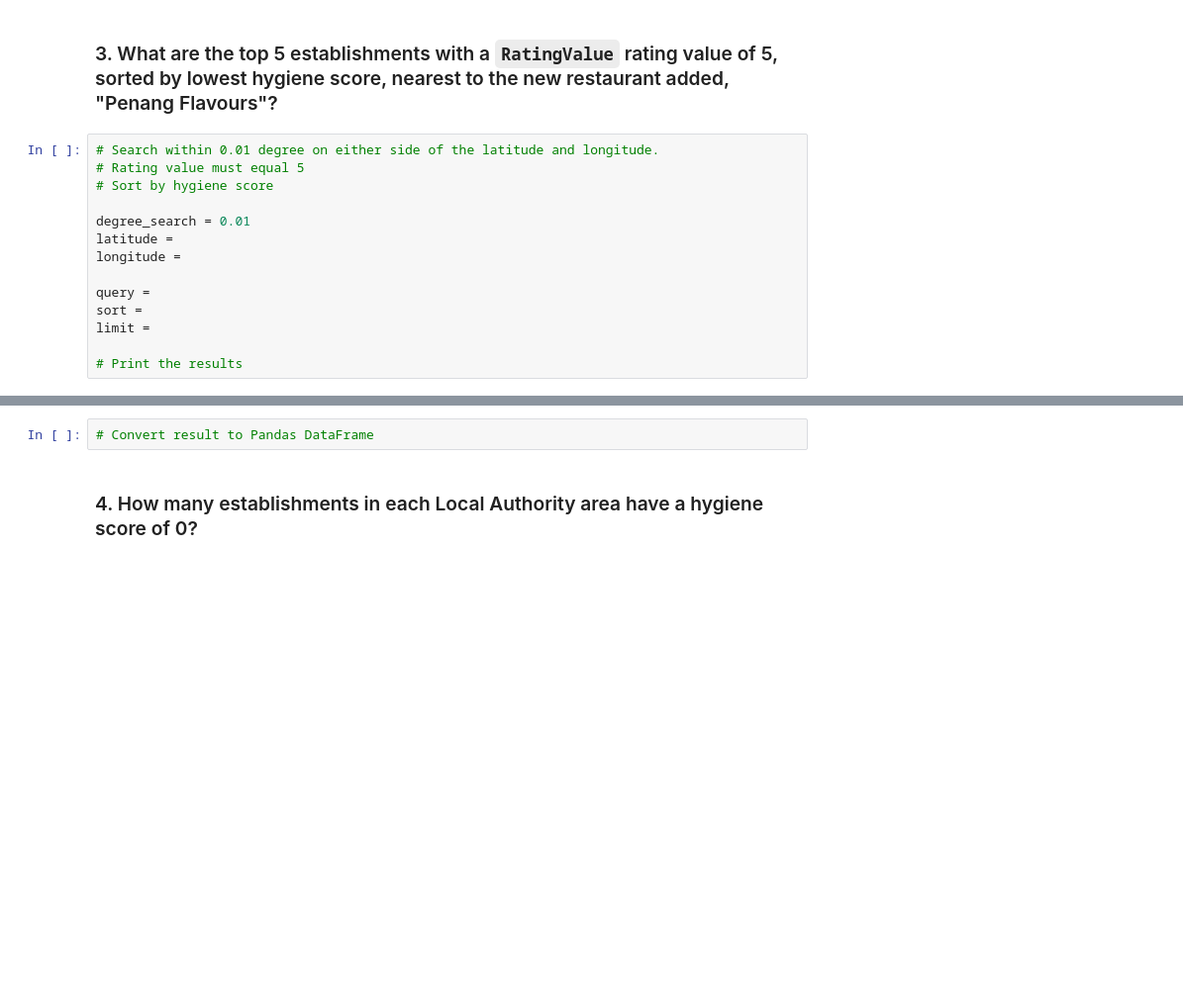
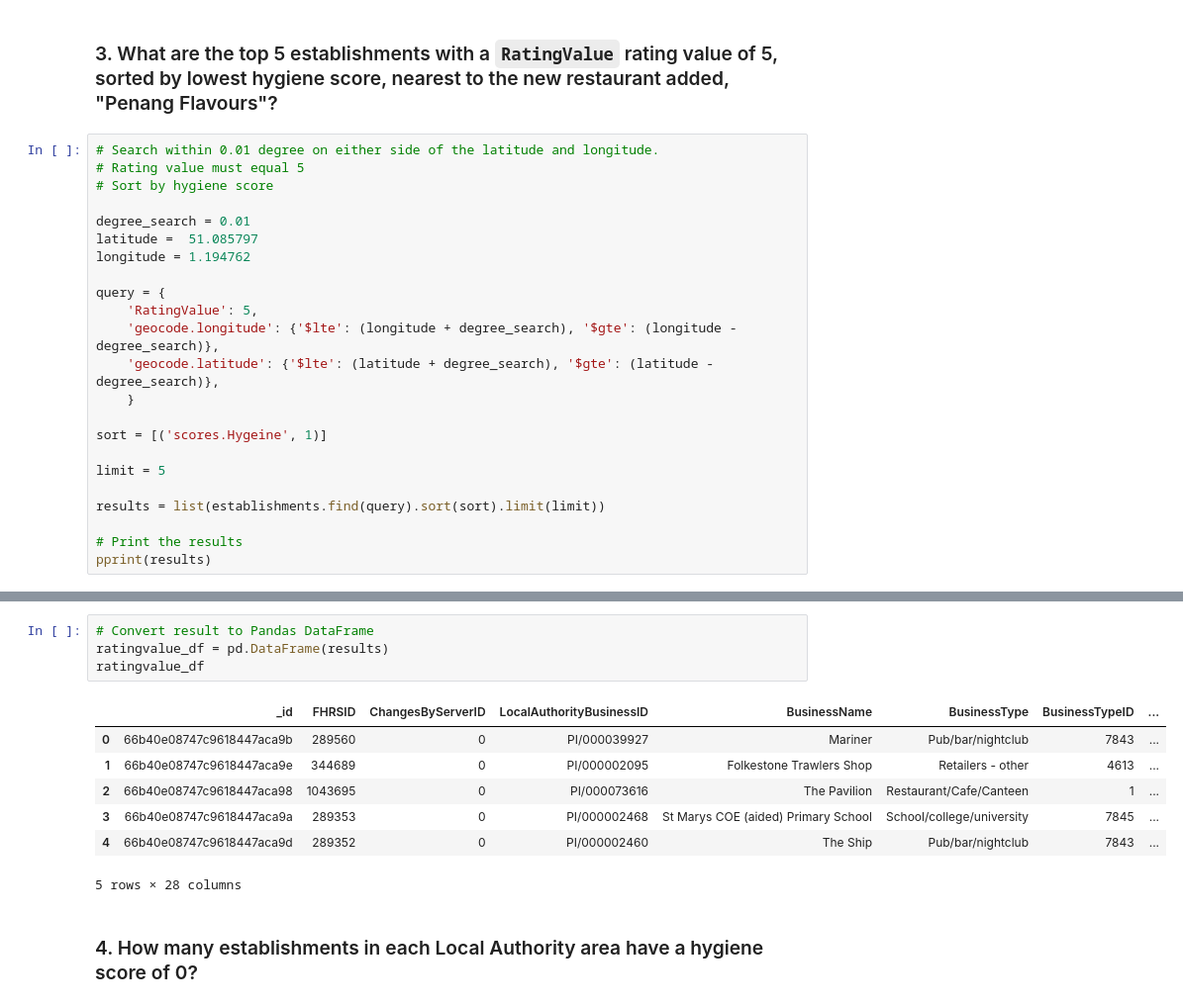
Before and after one commit to ModernBehavior/nosql-challenge, a Jupyter notebook: Starter_Code-10/NoSQL_analysis_starter.ipynb, the cells around one changed output, grey strips where cells are left out. Shown at 99% size. Cells and saved outputs as stored; diff of their text form; blank space fills up the shorter version.

```diff
--- a/Starter_Code-10/NoSQL_analysis_starter.ipynb
+++ b/Starter_Code-10/NoSQL_analysis_starter.ipynb
@@ -61,11 +149,20 @@ query =
 # Sort by hygiene score
 
 degree_search = 0.01
-latitude =
-longitude =
+latitude =  51.085797
+longitude = 1.194762
 
-query =
-sort =
-limit =
+query = {
+    'RatingValue': 5,
+    'geocode.longitude': {'$lte': (longitude + degree_search), '$gte': (longitude - degree_search)},
+    'geocode.latitude': {'$lte': (latitude + degree_search), '$gte': (latitude - degree_search)},
+    }
+
+sort = [('scores.Hygeine', 1)]
+
+limit = 5
+
+results = list(establishments.find(query).sort(sort).limit(limit))
 
 # Print the results
+pprint(results)
@@ -72,5 +187,15 @@ limit =
 # %%
 # Convert result to Pandas DataFrame
+ratingvalue_df = pd.DataFrame(results)
+ratingvalue_df
+# %% [output]
+|  | _id | FHRSID | ChangesByServerID | LocalAuthorityBusinessID | BusinessName | BusinessType | BusinessTypeID | ... |
+| 0 | 66b40e08747c9618447aca9b | 289560 | 0 | PI/000039927 | Mariner | Pub/bar/nightclub | 7843 | ... |
+| 1 | 66b40e08747c9618447aca9e | 344689 | 0 | PI/000002095 | Folkestone Trawlers Shop | Retailers - other | 4613 | ... |
+| 2 | 66b40e08747c9618447aca98 | 1043695 | 0 | PI/000073616 | The Pavilion | Restaurant/Cafe/Canteen | 1 | ... |
+| 3 | 66b40e08747c9618447aca9a | 289353 | 0 | PI/000002468 | St Marys COE (aided) Primary School | School/college/university | 7845 | ... |
+| 4 | 66b40e08747c9618447aca9d | 289352 | 0 | PI/000002460 | The Ship | Pub/bar/nightclub | 7843 | ... |
+5 rows × 28 columns
 # %% [markdown]
 ### 4. How many establishments in each Local Authority area have a hygiene score of 0?
 # %%
```
Also changed, not shown: parts of 9 cells of this notebook, 1 other file.
